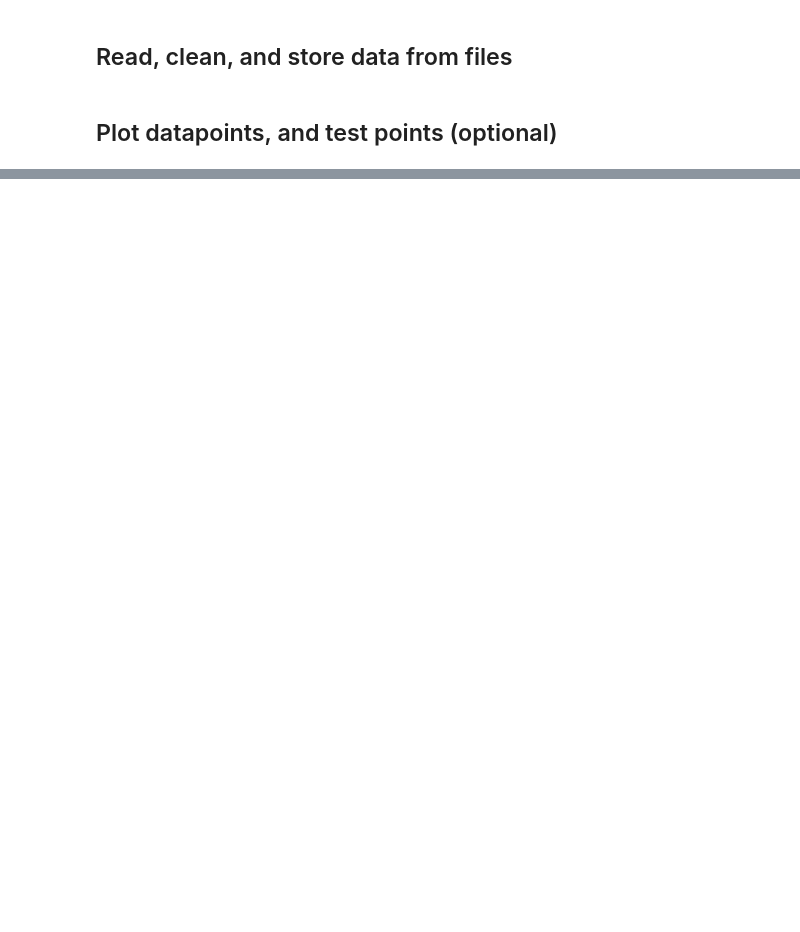
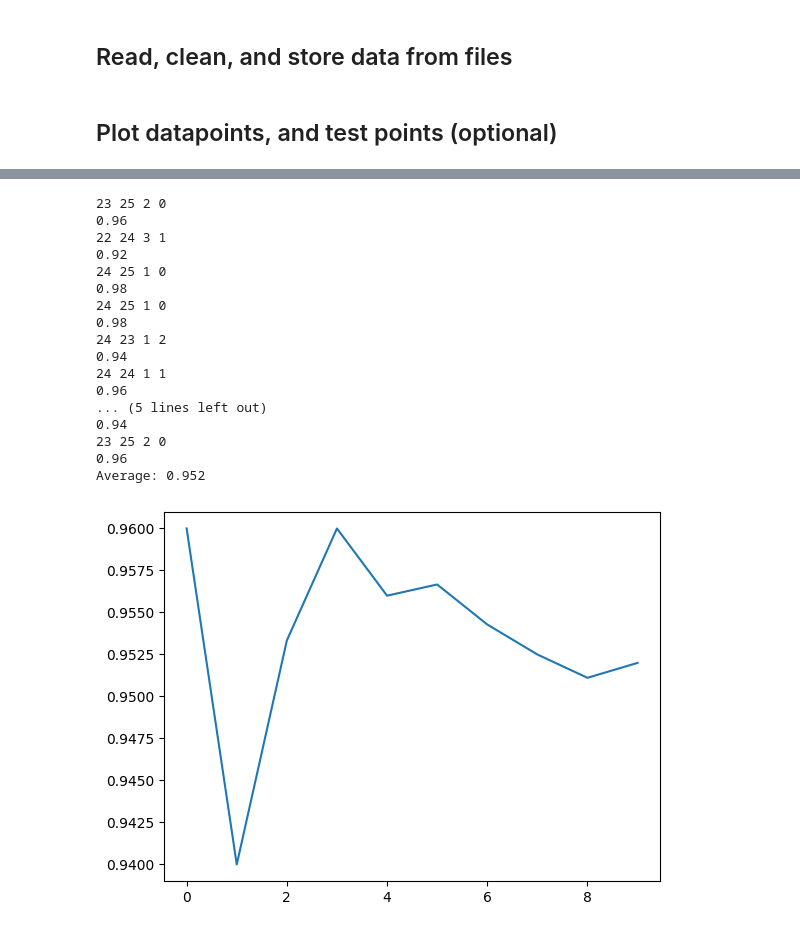
Before and after one commit to Andreas-Svensson/python, a Jupyter notebook: Laborations/Machine Learning Laboration/machine_learning_laboration.ipynb, the cells around one changed output, grey strips where cells are left out. Saved outputs shown, nothing was run; the diff lists cells and outputs as text; code cells hidden in the pictures; blank space fills up the shorter version.

```diff
--- a/Laborations/Machine Learning Laboration/machine_learning_laboration.ipynb
+++ b/Laborations/Machine Learning Laboration/machine_learning_laboration.ipynb
@@ -250,0 +282,37 @@ print(distance)
+# %%
+accuracy_list = []
+average_accuracy_list = []
+
+for i in range(10):
+    data = generate_data_from_file() # read in datapoints file and store as data
+    test_data, training_data = generate_test_training_data(data) # split datapoints in data randomly into 2 groups; test and training data
+
+
+    accuracy = calculate_accuracy(test_data, training_data, 10) # categorize points of test data compared to training data, and calculate accuracy of predictions
+    accuracy_list.append(accuracy)
+    # average_accuracy_list.append(sum(accuracy_list) / len(accuracy_list)) # NOTE also display average accuracy accumulated over n simulations?
+    print(accuracy) # print accuracy results # TODO return TP TN FP FN
+
+plt.plot(accuracy_list)
+
+average_accuracy = sum(accuracy_list) / len(accuracy_list)
+print(f"Average: {average_accuracy}")
+# %% [output]
+23 25 2 0
+0.96
+22 24 3 1
+0.92
+24 25 1 0
+0.98
+24 25 1 0
+0.98
+24 23 1 2
+0.94
+24 24 1 1
+0.96
+... (5 lines left out)
+0.94
+23 25 2 0
+0.96
+Average: 0.952
+[figure, added]
```
Also changed, not shown: parts of 15 cells of this notebook.
